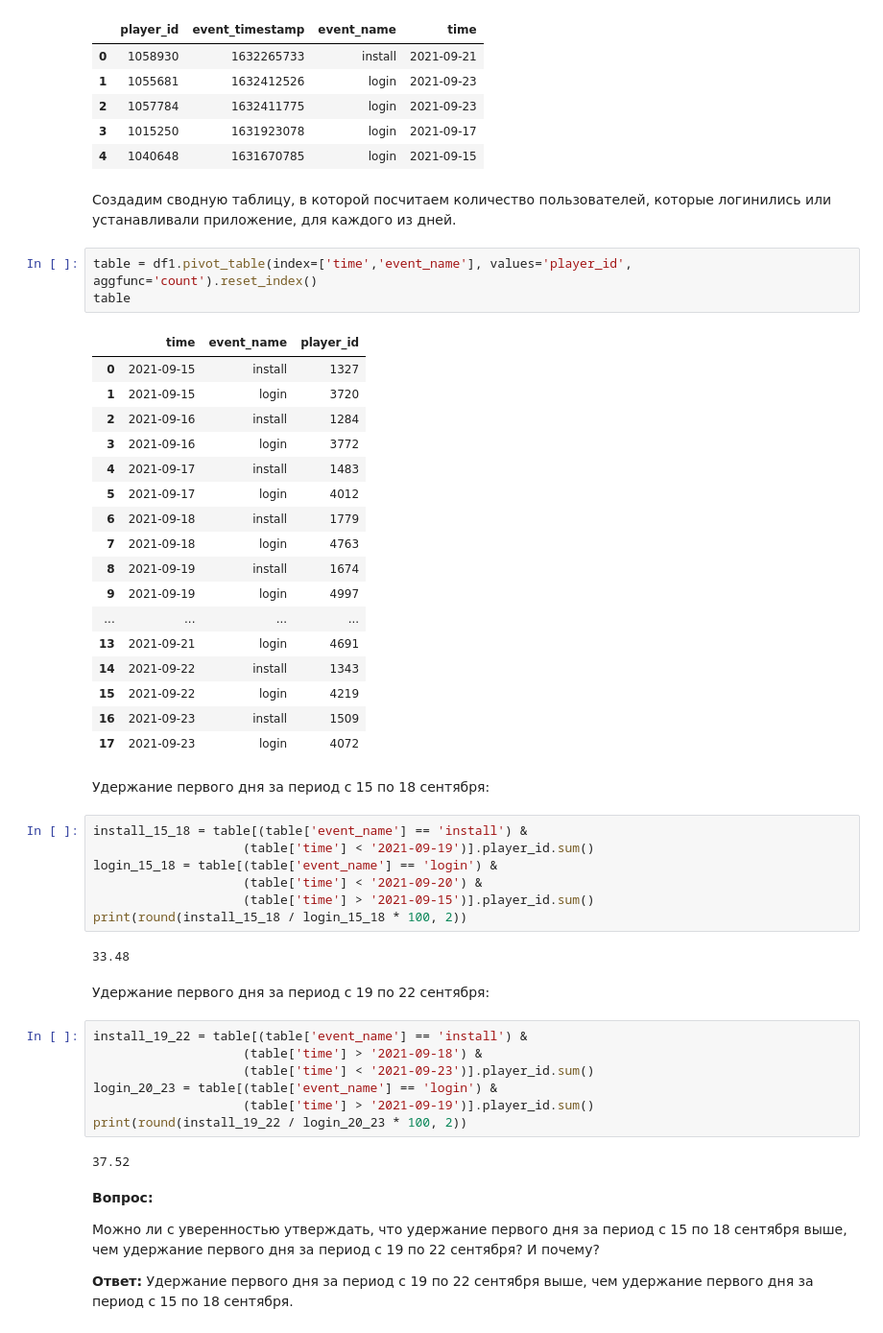
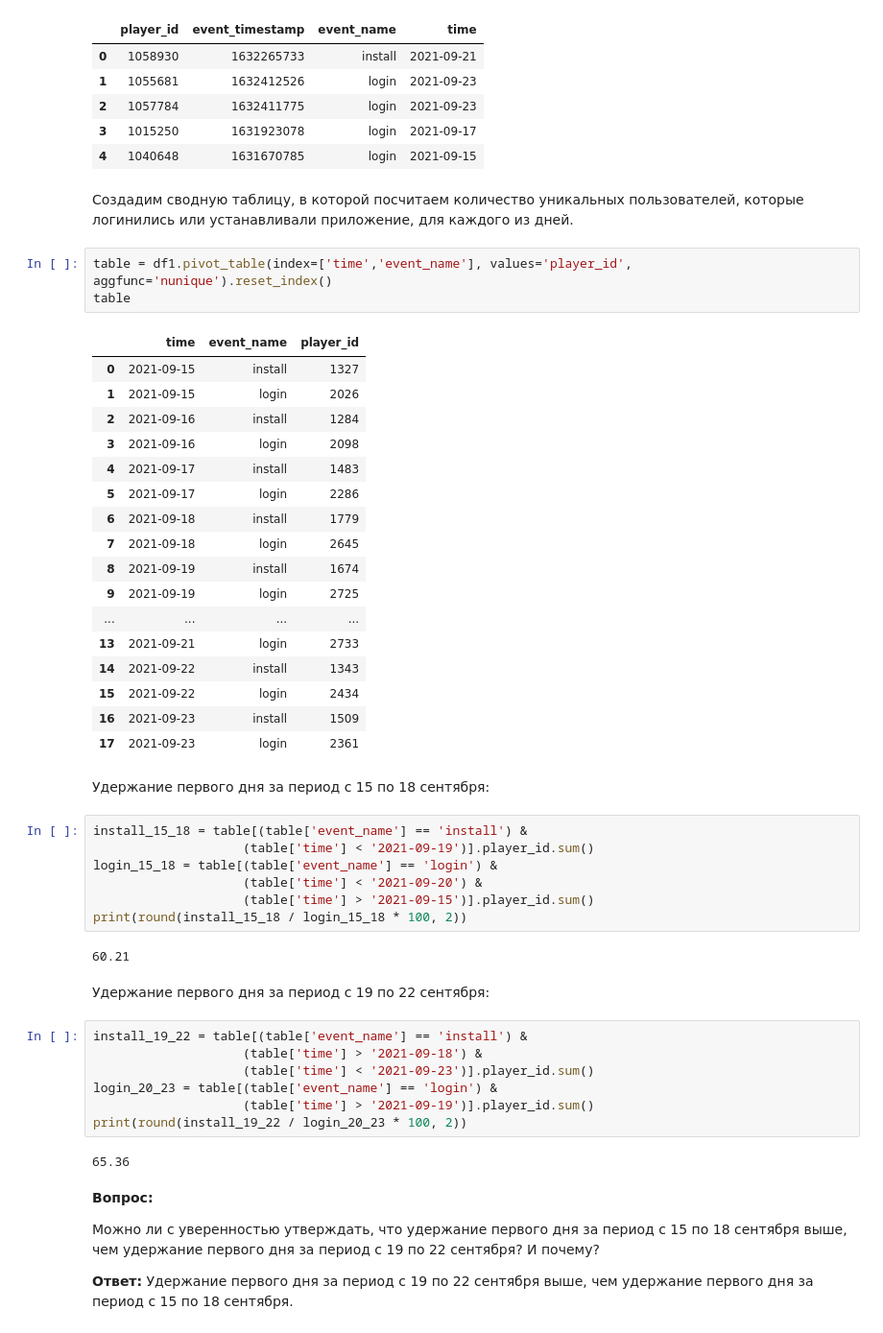
Before and after one commit to MakkuranoNeko/Portfolio, a Jupyter notebook: test_for_Game_Analyst.ipynb, the cells around one changed output. Shown at 96% size. Saved outputs shown, nothing was run; the diff lists cells and outputs as text.

```diff
--- a/test_for_Game_Analyst.ipynb
+++ b/test_for_Game_Analyst.ipynb
@@ -100,28 +100,28 @@ df1.head()
 | 3 | 1015250 | 1631923078 | login | 2021-09-17 |
 | 4 | 1040648 | 1631670785 | login | 2021-09-15 |
 # %% [markdown]
-Создадим сводную таблицу, в которой посчитаем количество пользователей, которые логинились или устанавливали приложение, для каждого из дней.
+Создадим сводную таблицу, в которой посчитаем количество уникальных пользователей, которые логинились или устанавливали приложение, для каждого из дней.
 # %%
-table = df1.pivot_table(index=['time','event_name'], values='player_id', aggfunc='count').reset_index()
+table = df1.pivot_table(index=['time','event_name'], values='player_id', aggfunc='nunique').reset_index()
 table
 # %% [output]
 |  | time | event_name | player_id |
 | 0 | 2021-09-15 | install | 1327 |
-| 1 | 2021-09-15 | login | 3720 |
+| 1 | 2021-09-15 | login | 2026 |
 | 2 | 2021-09-16 | install | 1284 |
-| 3 | 2021-09-16 | login | 3772 |
+| 3 | 2021-09-16 | login | 2098 |
 | 4 | 2021-09-17 | install | 1483 |
-| 5 | 2021-09-17 | login | 4012 |
+| 5 | 2021-09-17 | login | 2286 |
 | 6 | 2021-09-18 | install | 1779 |
-| 7 | 2021-09-18 | login | 4763 |
+| 7 | 2021-09-18 | login | 2645 |
 | 8 | 2021-09-19 | install | 1674 |
-| 9 | 2021-09-19 | login | 4997 |
+| 9 | 2021-09-19 | login | 2725 |
 | ... | ... | ... | ... |
-| 13 | 2021-09-21 | login | 4691 |
+| 13 | 2021-09-21 | login | 2733 |
 | 14 | 2021-09-22 | install | 1343 |
-| 15 | 2021-09-22 | login | 4219 |
+| 15 | 2021-09-22 | login | 2434 |
 | 16 | 2021-09-23 | install | 1509 |
-| 17 | 2021-09-23 | login | 4072 |
+| 17 | 2021-09-23 | login | 2361 |
 # %% [markdown]
 Удержание первого дня за период с 15 по 18 сентября:
 # %%
@@ -132,7 +132,7 @@ login_15_18 = table[(table['event_name'] == 'login') &
                     (table['time'] > '2021-09-15')].player_id.sum()
 print(round(install_15_18 / login_15_18 * 100, 2))
 # %% [output]
-33.48
+60.21
 # %% [markdown]
 Удержание первого дня за период с 19 по 22 сентября:
 # %%
@@ -143,7 +143,7 @@ login_20_23 = table[(table['event_name'] == 'login') &
                     (table['time'] > '2021-09-19')].player_id.sum()
 print(round(install_19_22 / login_20_23 * 100, 2))
 # %% [output]
-37.52
+65.36
 # %% [markdown]
 **Вопрос:**
 
```
Also changed, not shown: parts of 1 cell of this notebook.
